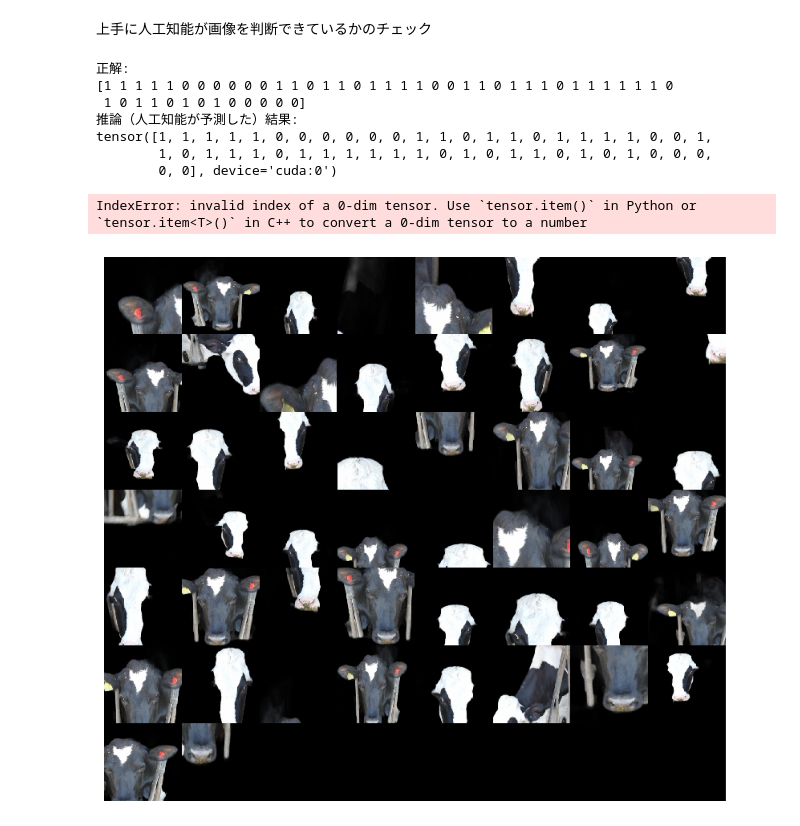
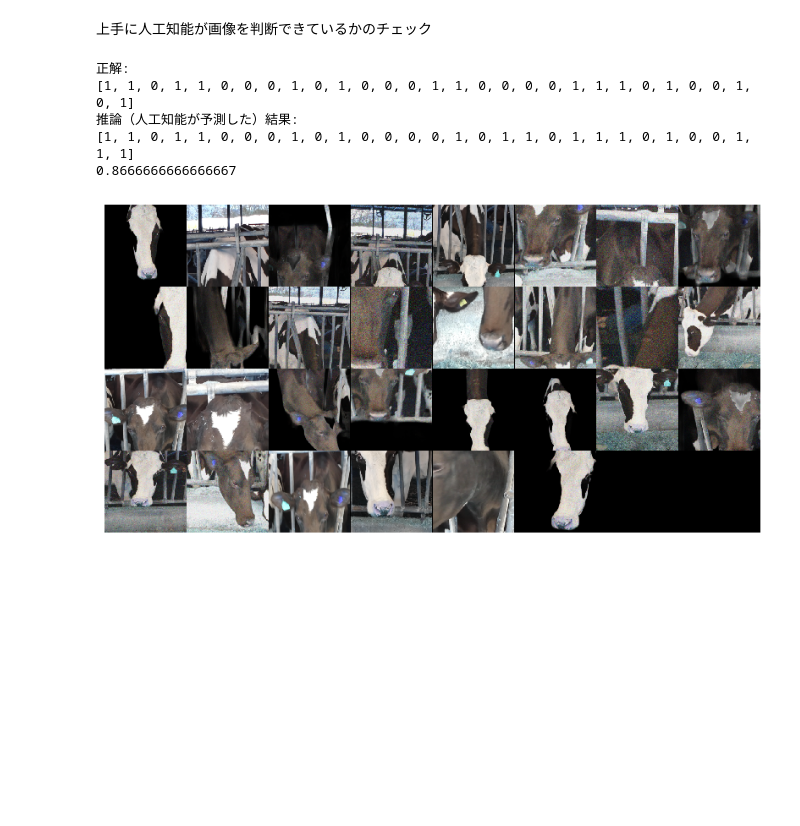
Before and after one commit to OYAMAKOSEN-ProconProject/dcon2023_dl_cl, a Jupyter notebook: DconDL.ipynb, the cells around one changed output. Saved outputs shown, nothing was run; the diff lists cells and outputs as text; code cells hidden in the pictures; blank space fills up the shorter version.

```diff
--- a/DconDL.ipynb
+++ b/DconDL.ipynb
@@ -401,44 +405,47 @@ plt.grid()
 # %%
 net.eval()
 
 # テストデータのプロット
 custom_dataset = CustomDataset(root, to_tensor_transforms)
 custom_loader = torch.utils.data.DataLoader(dataset=custom_dataset,
-                                           batch_size=50,
+                                           batch_size=30,
                                            shuffle=True)
 
 def show(img):
     npimg = img.detach().cpu().numpy()
     plt.figure(figsize=(10, 10))
-    plt.imshow(np.transpose(npimg, (1,2,0)), interpolation='nearest')
+    plt.imshow(np.transpose(npimg, (1, 2, 0)), interpolation='nearest')
 
 
-ans = labels.numpy()
-ext = outputs.max(1)[1]
+# 正解と推論の初期化
+ans_list = []
+ext_list = []
+
+# 予測結果と正解を取得
 for i, (images, labels) in enumerate(custom_loader):
-    print('正解:')
-    print(ans)
     images = images.to(device)
     outputs = net(images)
-    print('推論（人工知能が予測した）結果:')
-    print(ext)
-    show(torchvision.utils.make_grid(images, padding=1))
-    plt.axis('off')
+    ans_list.extend(labels.numpy())
+    ext_list.extend(outputs.max(1)[1].cpu().numpy())
 
-    break
+    if i == 0:
+        # 1バッチ分だけ表示
+        print('正解:')
+        print(ans_list)
+        print('推論（人工知能が予測した）結果:')
+        print(ext_list)
+        show(torchvision.utils.make_grid(images, padding=1))
+        plt.axis('off')
+        break
 
-j = 0
-for i in range(custom_loader.batch_size):
-  if(ans[i]==ext[i]):
-    j+=1
-print(j/custom_loader.batch_size)
+# 正解数の計算
+correct_count = sum([1 for ans, ext in zip(ans_list, ext_list) if ans == ext])
+accuracy = correct_count / len(ans_list)
+print(accuracy)
 # %% [output]
 正解:
-[1 1 1 1 1 0 0 0 0 0 0 1 1 0 1 1 0 1 1 1 1 0 0 1 1 0 1 1 1 0 1 1 1 1 1 1 0
- 1 0 1 1 0 1 0 1 0 0 0 0 0]
+[1, 1, 0, 1, 1, 0, 0, 0, 1, 0, 1, 0, 0, 0, 1, 1, 0, 0, 0, 0, 1, 1, 1, 0, 1, 0, 0, 1, 0, 1]
 推論（人工知能が予測した）結果:
-tensor([1, 1, 1, 1, 1, 0, 0, 0, 0, 0, 0, 1, 1, 0, 1, 1, 0, 1, 1, 1, 1, 0, 0, 1,
-        1, 0, 1, 1, 1, 0, 1, 1, 1, 1, 1, 1, 0, 1, 0, 1, 1, 0, 1, 0, 1, 0, 0, 0,
-        0, 0], device='cuda:0')
+[1, 1, 0, 1, 1, 0, 0, 0, 1, 0, 1, 0, 0, 0, 0, 1, 0, 1, 1, 0, 1, 1, 1, 0, 1, 0, 0, 1, 1, 1]
+0.8666666666666667
-IndexError: invalid index of a 0-dim tensor. Use `tensor.item()` in Python or `tensor.item<T>()` in C++ to convert a 0-dim tensor to a number
-[figure, old version]
+[figure, new version]
```
Also changed, not shown: parts of 7 cells of this notebook.
